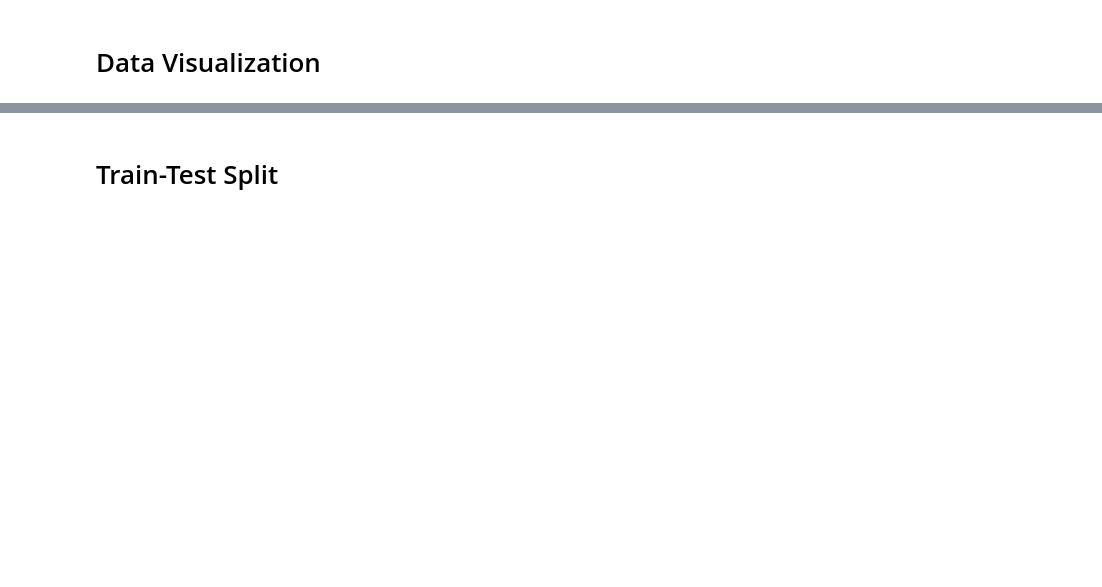
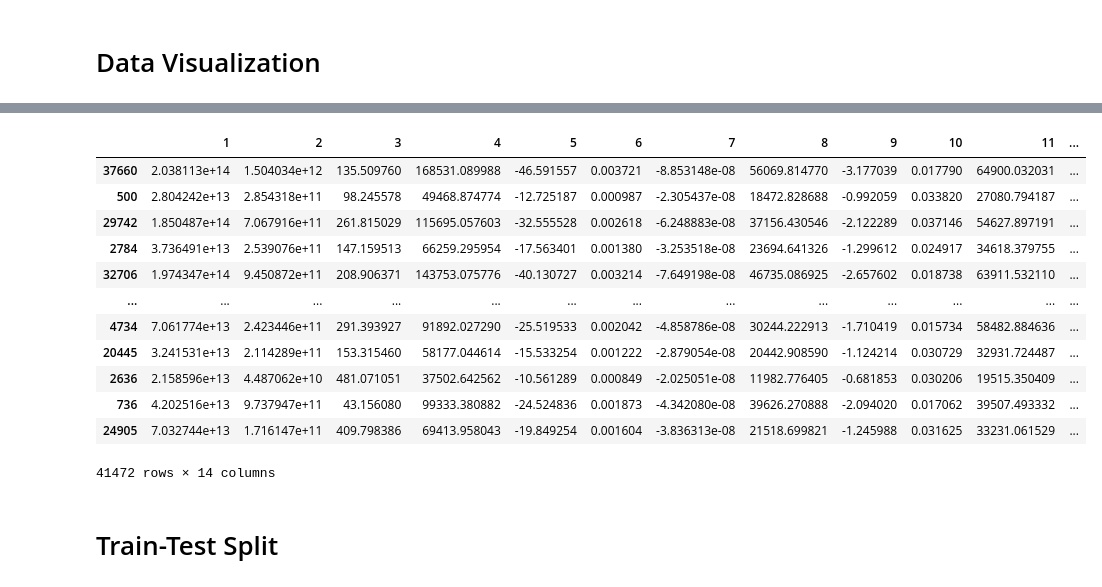
Before and after one commit to gupta-15/ML_Project, a Jupyter notebook: ML Project.ipynb, the cells around one changed output, grey strips where cells are left out. Drawn from its saved outputs; the diff is of its cells as text; code cells hidden in the pictures; blank space fills up the shorter version.

```diff
--- a/ML Project.ipynb
+++ b/ML Project.ipynb
@@ -18,5 +48,20 @@ Data2=Data.iloc[:,2:] #Removing the first 2 columns from the data set as it were
 # %%
 Data2=Data2.sample(frac=1) #Shuffling the dataset
+Data2
+# %% [output]
+|  | 1 | 2 | 3 | 4 | 5 | 6 | 7 | 8 | 9 | 10 | 11 | ... |
+| 37660 | 2.038113e+14 | 1.504034e+12 | 135.509760 | 168531.089988 | -46.591557 | 0.003721 | -8.853148e-08 | 56069.814770 | -3.177039 | 0.017790 | 64900.032031 | ... |
+| 500 | 2.804242e+13 | 2.854318e+11 | 98.245578 | 49468.874774 | -12.725187 | 0.000987 | -2.305437e-08 | 18472.828688 | -0.992059 | 0.033820 | 27080.794187 | ... |
+| 29742 | 1.850487e+14 | 7.067916e+11 | 261.815029 | 115695.057603 | -32.555528 | 0.002618 | -6.248883e-08 | 37156.430546 | -2.122289 | 0.037146 | 54627.897191 | ... |
+| 2784 | 3.736491e+13 | 2.539076e+11 | 147.159513 | 66259.295954 | -17.563401 | 0.001380 | -3.253518e-08 | 23694.641326 | -1.299612 | 0.024917 | 34618.379755 | ... |
+| 32706 | 1.974347e+14 | 9.450872e+11 | 208.906371 | 143753.075776 | -40.130727 | 0.003214 | -7.649198e-08 | 46735.086925 | -2.657602 | 0.018738 | 63911.532110 | ... |
+| ... | ... | ... | ... | ... | ... | ... | ... | ... | ... | ... | ... | ... |
+| 4734 | 7.061774e+13 | 2.423446e+11 | 291.393927 | 91892.027290 | -25.519533 | 0.002042 | -4.858786e-08 | 30244.222913 | -1.710419 | 0.015734 | 58482.884636 | ... |
+| 20445 | 3.241531e+13 | 2.114289e+11 | 153.315460 | 58177.044614 | -15.533254 | 0.001222 | -2.879054e-08 | 20442.908590 | -1.124214 | 0.030729 | 32931.724487 | ... |
+| 2636 | 2.158596e+13 | 4.487062e+10 | 481.071051 | 37502.642562 | -10.561289 | 0.000849 | -2.025051e-08 | 11982.776405 | -0.681853 | 0.030206 | 19515.350409 | ... |
+| 736 | 4.202516e+13 | 9.737947e+11 | 43.156080 | 99333.380882 | -24.524836 | 0.001873 | -4.342080e-08 | 39626.270888 | -2.094020 | 0.017062 | 39507.493332 | ... |
+| 24905 | 7.032744e+13 | 1.716147e+11 | 409.798386 | 69413.958043 | -19.849254 | 0.001604 | -3.836313e-08 | 21518.699821 | -1.245988 | 0.031625 | 33231.061529 | ... |
+41472 rows × 14 columns
 # %% [markdown]
 # Train-Test Split
 # %%
```
Also changed, not shown: parts of 29 cells of this notebook, 1 other file.
